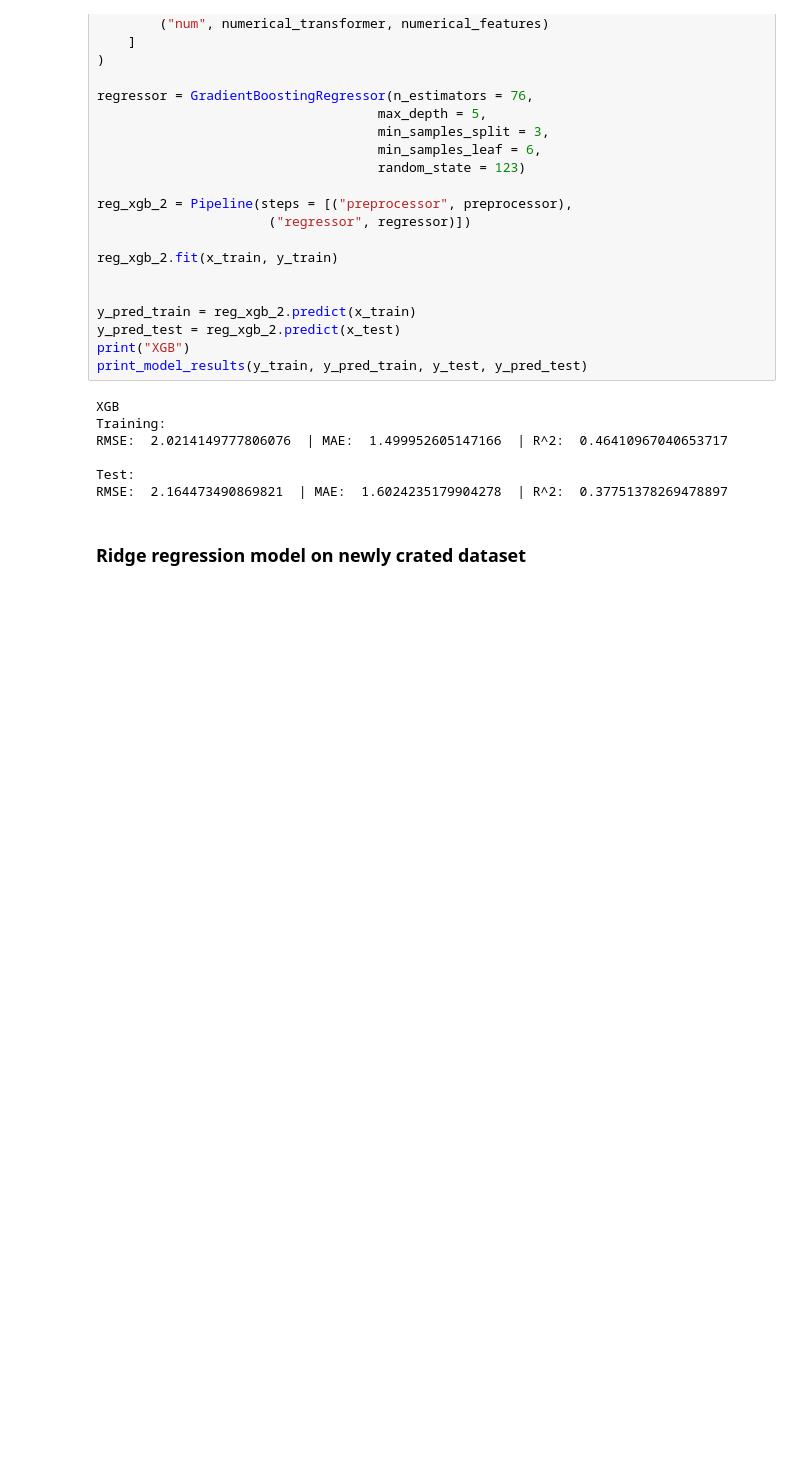
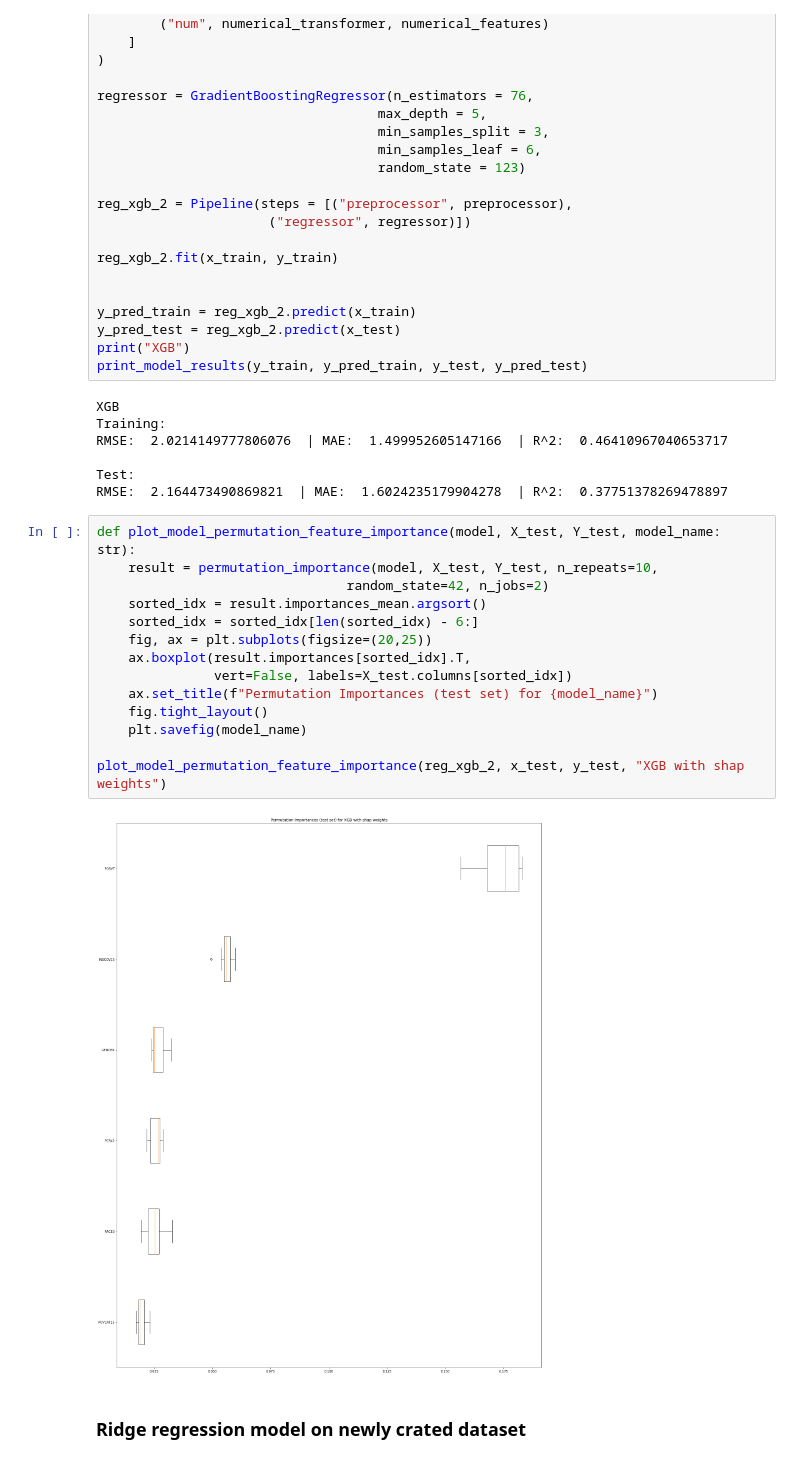
Before and after one commit to rabitwhte/IML_2020_MEPS_g6, a Jupyter notebook: models/XGB/xgb_model_v3.ipynb, the cells around one changed output. Saved outputs shown, nothing was run; the diff lists cells and outputs as text; blank space fills up the shorter version.

```diff
--- a/models/XGB/xgb_model_v3.ipynb
+++ b/models/XGB/xgb_model_v3.ipynb
@@ -219,6 +247,22 @@ RMSE:  2.0214149777806076  | MAE:  1.499952605147166  | R^2:  0.4641096704065371
 
 Test:
 RMSE:  2.164473490869821  | MAE:  1.6024235179904278  | R^2:  0.37751378269478897
+# %%
+def plot_model_permutation_feature_importance(model, X_test, Y_test, model_name: str):
+    result = permutation_importance(model, X_test, Y_test, n_repeats=10,
+                                random_state=42, n_jobs=2)
+    sorted_idx = result.importances_mean.argsort()
+    sorted_idx = sorted_idx[len(sorted_idx) - 6:]
+    fig, ax = plt.subplots(figsize=(20,25))
+    ax.boxplot(result.importances[sorted_idx].T,
+               vert=False, labels=X_test.columns[sorted_idx])
+    ax.set_title(f"Permutation Importances (test set) for {model_name}")
+    fig.tight_layout()
+    plt.savefig(model_name)
+
+plot_model_permutation_feature_importance(reg_xgb_2, x_test, y_test, "XGB with shap weights")
+# %% [output]
+[figure, added]
 # %% [markdown]
 ### Ridge regression model on newly crated dataset
 # %%
```
Also changed, not shown: parts of 4 cells of this notebook.
